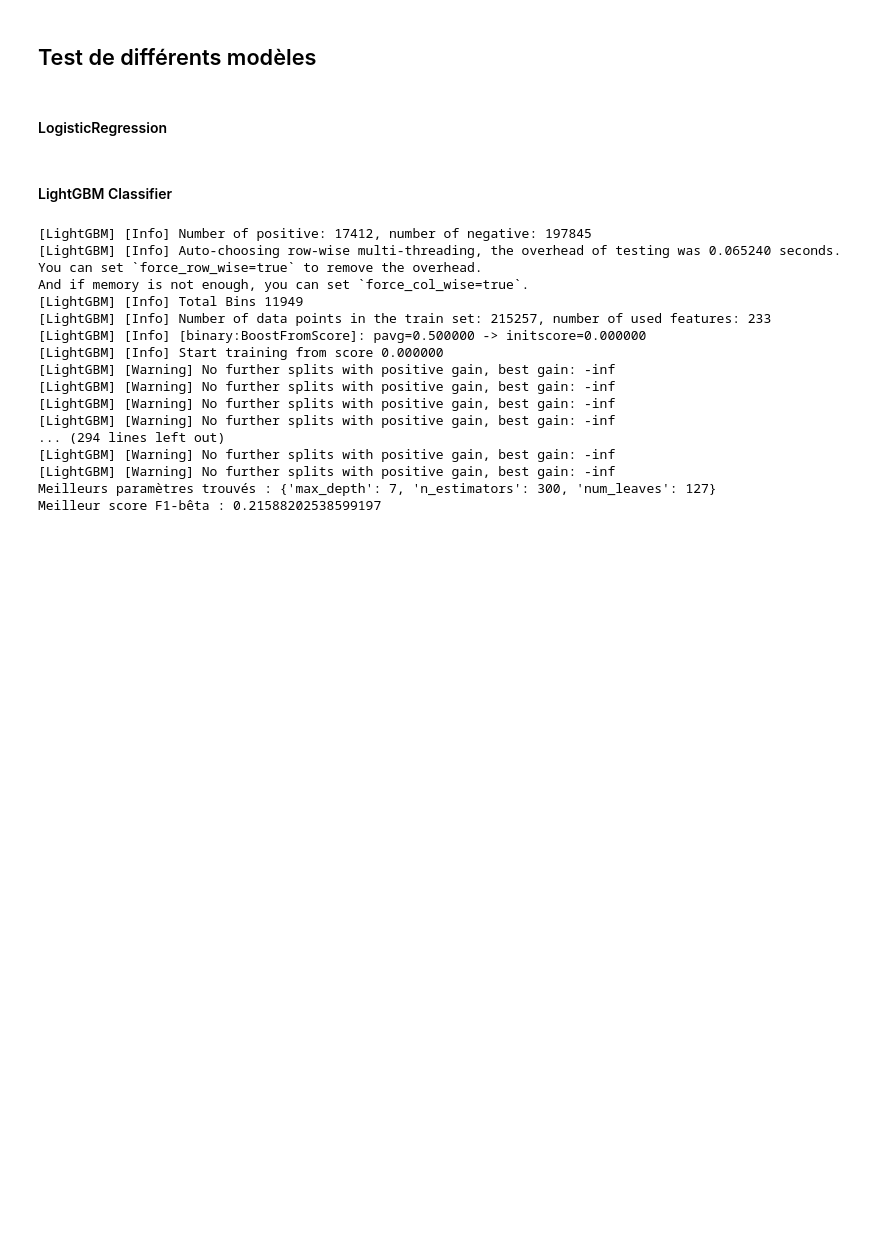
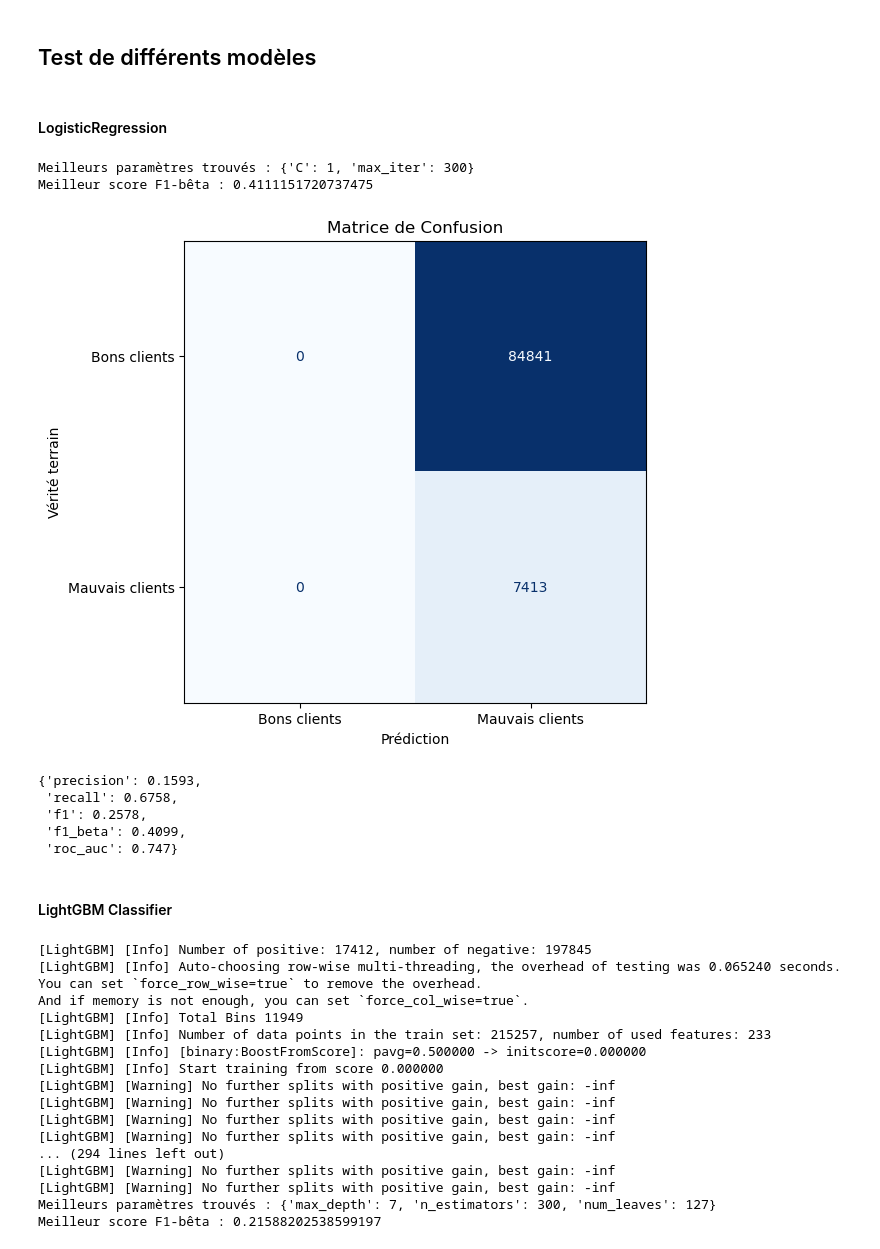
Before and after one commit to corentinlfi/Projet7, a Jupyter notebook: Scoring et classification.ipynb, the cells around one changed output. Drawn from its saved outputs; the diff is of its cells as text; code cells hidden in the pictures; blank space fills up the shorter version.

```diff
--- a/Scoring et classification.ipynb
+++ b/Scoring et classification.ipynb
@@ -100,19 +100,19 @@ Remettre importations au début avec les versions
 from sklearn.model_selection import GridSearchCV, StratifiedKFold
 from sklearn.metrics import make_scorer, fbeta_score
 
+f1_beta_scorer = make_scorer(fbeta_score, beta=10)
+
 # Modèle
-def entrainementModeleAvecCV(modele, arguments_modele, param_grid, beta):
+def entrainementModeleAvecCV(modele, arguments_modele, param_grid):
     modele = modele(**arguments_modele) # argument class_weight pour gérer déséquilibre des données
 
     """CROSS VALIDATION"""
 
     cv = StratifiedKFold(n_splits=5, shuffle=True, random_state=42)
 
-    scorer = make_scorer(fbeta_score, beta=beta)
-
     grid_search = GridSearchCV(estimator=modele,
                                param_grid=param_grid,
-                               scoring=scorer,
+                               scoring=f1_beta_scorer,
                                cv=cv,
                                verbose=0,
                                n_jobs=8)
@@ -141,7 +141,7 @@ def entrainementModeleAvecCV(modele, arguments_modele, param_grid, beta):
 # %%
 import matplotlib.pyplot as plt
 from sklearn.metrics import confusion_matrix, ConfusionMatrixDisplay
-from sklearn.metrics import precision_score, recall_score, f1_score, roc_auc_score, roc_curve, fbeta_score
+from sklearn.metrics import precision_score, recall_score, f1_score, roc_auc_score, roc_curve, fbeta_score, precision_recall_curve
 import shap
 
 def affichageResultatsModele(model_dict):
@@ -153,7 +153,7 @@ def affichageResultatsModele(model_dict):
 
     """MATRICE DE CONFUSION"""
     # Calcul de la matrice de confusion
-    cm = confusion_matrix(y_test, model_pred)
+    cm = confusion_matrix(y_test, y_pred)
     tn, fp, fn, tp = cm.ravel()
 
     # Création de la matrice de confusion avec les labels
@@ -171,7 +171,7 @@ def affichageResultatsModele(model_dict):
     recall = round(recall_score(y_test, model_pred), 4)
     f1 = round(f1_score(y_test, model_pred), 4)
     roc_auc = round(roc_auc_score(y_test, model_pred_proba), 4)
-    f1_beta = round(fbeta_score(y_test, model_pred, beta = 2), 4)
+    f1_beta = round(fbeta_score(y_test, model_pred, beta = 10), 4)
 
     metrics = {"precision":precision, "recall":recall, "f1":f1, "f1_beta":f1_beta, "roc_auc":roc_auc}
     display(metrics)
@@ -205,16 +205,25 @@ def featureImportanceLocale(model_dict, individu):
 # %%
 from sklearn.linear_model import LogisticRegression
 
 arguments_modele={"class_weight":"balanced"}
 
 param_grid = {
     "C": [0.1, 1, 10],
     "max_iter": [100, 200, 300]
 }
 
-LogisticRegression_entraine = entrainementModeleAvecCV(LogisticRegression, arguments_modele, param_grid, 0.5)
+LogisticRegression_entraine = entrainementModeleAvecCV(LogisticRegression, arguments_modele, param_grid, 2)
 affichageResultatsModele(LogisticRegression_entraine)
 #featureImportanceLocale(LogisticRegression_entraine, 0)
+# %% [output]
+Meilleurs paramètres trouvés : {'C': 1, 'max_iter': 300}
+Meilleur score F1-bêta : 0.4111151720737475
+[figure, added]
+{'precision': 0.1593,
+ 'recall': 0.6758,
+ 'f1': 0.2578,
+ 'f1_beta': 0.4099,
+ 'roc_auc': 0.747}
 # %% [markdown]
 #### LightGBM Classifier
 # %%
```
Also changed, not shown: parts of 1 cell of this notebook, 4 other files.
